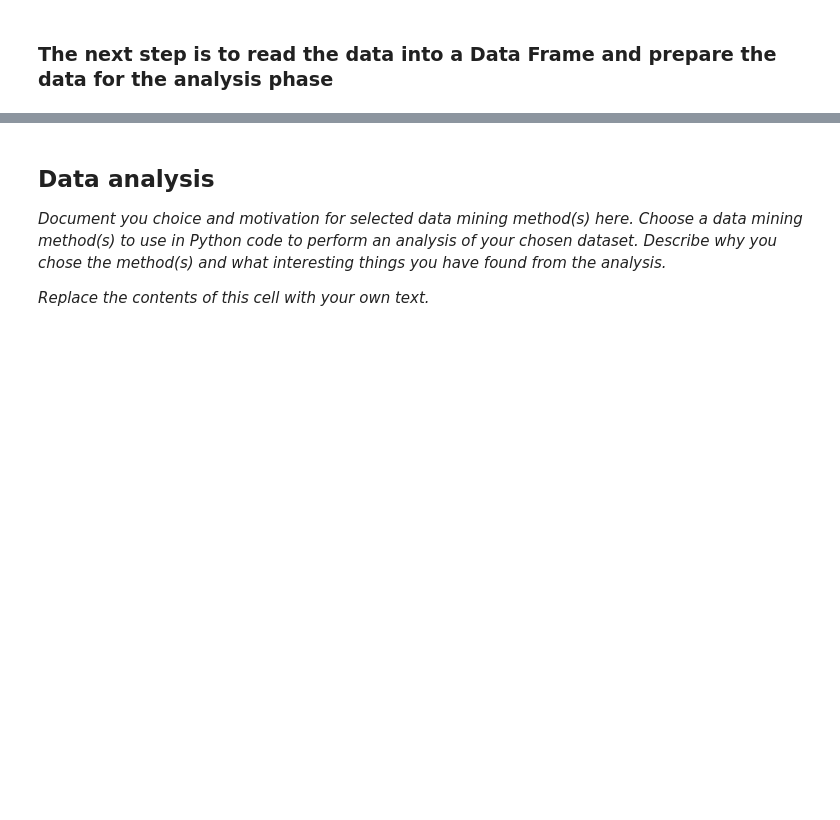
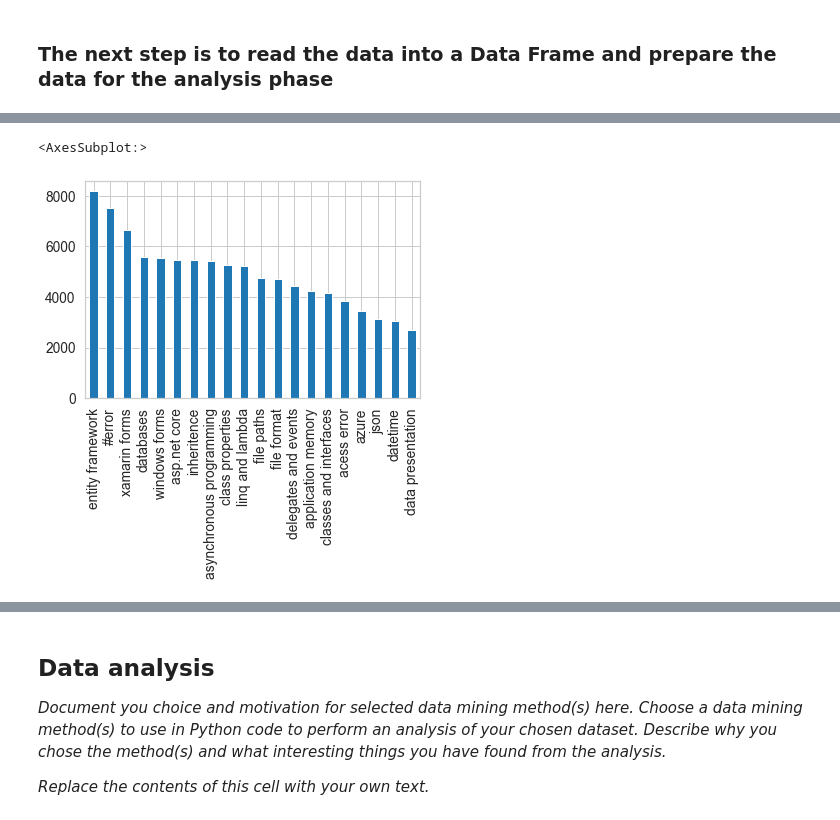
Before and after one commit to HannesSam/StackOverflowDataAnalysis, a Jupyter notebook: Data Mining Project.ipynb, the cells around one changed output, grey strips where cells are left out. Drawn from its saved outputs; the diff is of its cells as text; code cells hidden in the pictures; blank space fills up the shorter version.

```diff
--- a/Data Mining Project.ipynb
+++ b/Data Mining Project.ipynb
@@ -302,6 +196,7 @@ topicdf
 # %%
 arraydata = lda.transform(count_data)
 # %%
+defined_topics = ['application memory', 'file paths', 'xamarin forms', '#error', 'json', 'windows forms', 'data presentation', 'file format', 'classes and interfaces', 'asynchronous programming', 'delegates and events', 'datetime', 'asp.net core', 'databases', 'azure', 'linq and lambda', 'class properties', 'inheritence', 'entity framework','acess error']
 def get_topic(topic_scores):
     maxscore = 0
     topicNbr = 0
@@ -310,7 +205,7 @@ def get_topic(topic_scores):
         current_score = score
         if current_score>maxscore:
             maxscore = current_score
-            fittingTopic = topicNbr
+            fittingTopic = defined_topics[topicNbr]
         topicNbr += 1
     return fittingTopic
 # %%
@@ -319,5 +214,4 @@ def topic_list():
     for scoreList in arraydata:
         the_list.append(get_topic(scoreList))
     return the_list
+df.insert(4, "Topic", topic_list(), True)
-# %%
-df.insert(5, "Topic", topic_list(), True) # if Topic is not implemented
@@ -343,0 +218,6 @@ df.head(20)
+# %%
+result = df['Topic'].value_counts()
+result.plot.bar()
+# %% [output]
+<AxesSubplot:>
+[figure, added]
```
Also changed, not shown: parts of 14 cells of this notebook.
